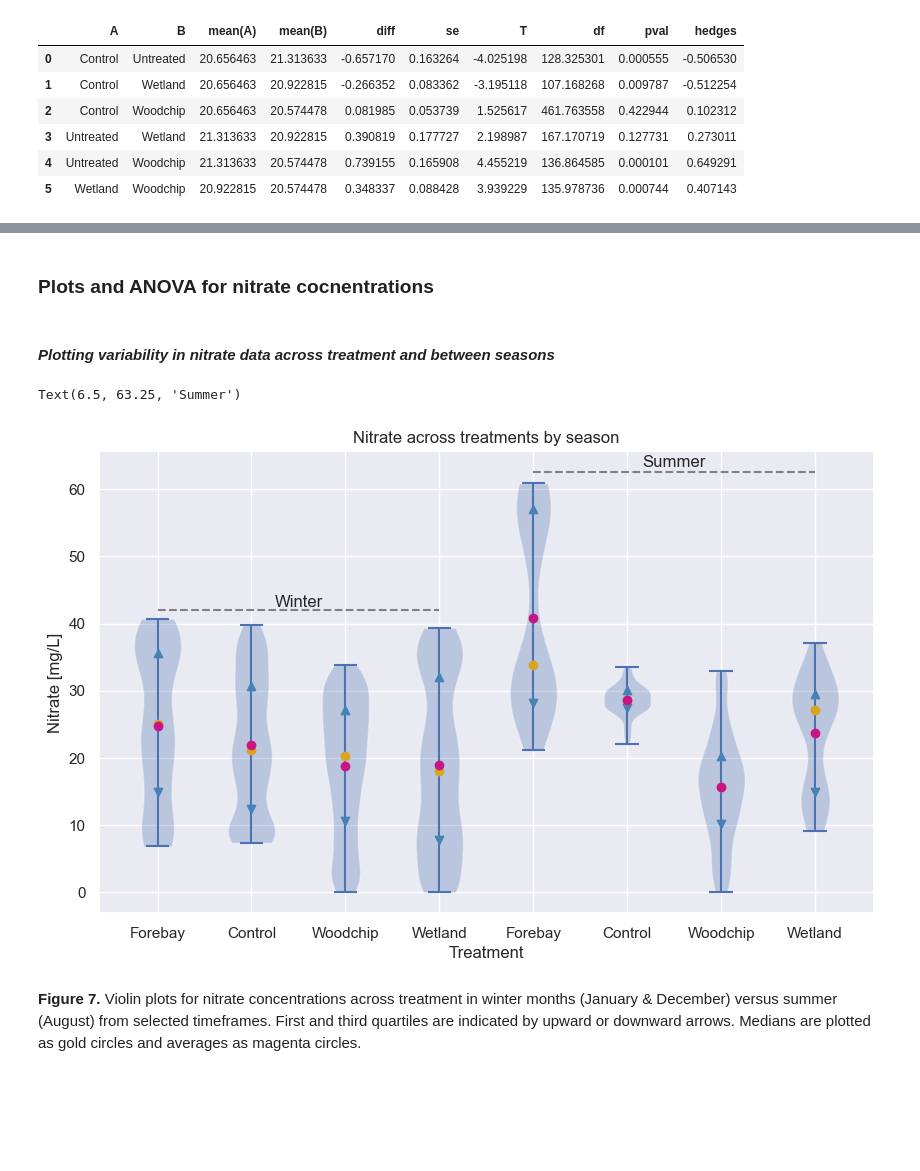
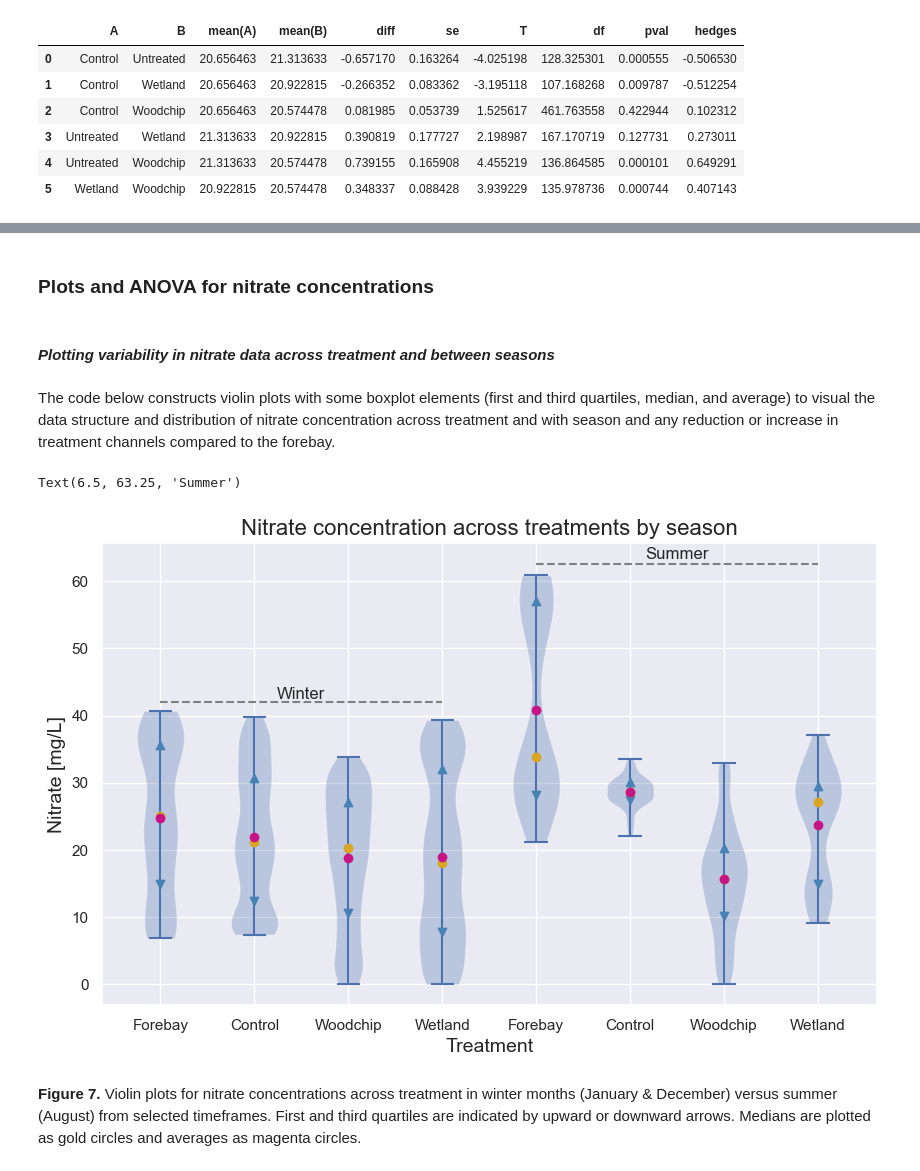
Before and after one commit to kmduncan1/MS263_BioreactorProject, a Jupyter notebook: ProjectNotebook.ipynb, the cells around one changed output, grey strips where cells are left out. Drawn from its saved outputs; the diff is of its cells as text; code cells hidden in the pictures; blank space fills up the shorter version.

```diff
--- a/ProjectNotebook.ipynb
+++ b/ProjectNotebook.ipynb
@@ -505,7 +509,7 @@ For PC2, the nitrate concentration is inversely correlated with temperature and
 #### *Generating factor loading figures for wetland channels and discussion*
 # %%
 #Initialize figure with 4 subplots for wetland treatments and foebay
-figs, axs = plt.subplots(nrows=2, ncols=2, figsize=[8, 8])
+figs, axs = plt.subplots(nrows=2, ncols=2, figsize=[8, 6])
 
 #Setup forebay factor loading subplot
 axs[0, 0].set_xlim([-1, 1])
@@ -706,43 +720,45 @@ pg.pairwise_gameshowell(data=dfsub_summertempall, dv='temp', between='treatment'
 # %% [markdown]
-### Plots and ANOVA for nitrate cocnentrations
+### Plots and ANOVA for nitrate concentrations
 # %% [markdown]
 #### *Plotting variability in nitrate data across treatment and between seasons*
+# %% [markdown]
+The code below constructs violin plots with some boxplot elements (first and third quartiles, median, and average) to visual the data structure and distribution of nitrate concentration across treatment and with season and any reduction or increase in treatment channels compared to the forebay.
 # %%
 #Polating an array with nitrate data for treatments across seasons
 seasonalNdata = [forebay_winterN['s_nitrogen'], control_winterN['s_nitrogen'], woodchip_winterN['s_nitrogen'], wetland_winterN['s_nitrogen'], forebay_summerN['s_nitrogen'], control_summerN['s_nitrogen'], woodchip_summerN['s_nitrogen'], wetland_summerN['s_nitrogen']]
 
 #Creating a list for labels
 seasonalNlabels = ['Forebay', 'Control', 'Woodchip', 'Wetland', 'Forebay', 'Control', 'Woodchip', 'Wetland']
 
 #Initialize violin plot
 sns.set()
 plt.figure(figsize=(10, 6))
 vp = plt.violinplot(seasonalNdata)
 
 #Add axes labels and title
 plt.xticks(range(1, len(seasonalNlabels) + 1), seasonalNlabels)
-plt.title('Nitrate across treatments by season')
-plt.xlabel('Treatment')
-plt.ylabel('Nitrate [mg/L]')
+plt.title('Nitrate concentration across treatments by season', fontsize=16)
+plt.xlabel('Treatment', fontsize=14)
+plt.ylabel('Nitrate [mg/L]', fontsize=14)
 
 #Add markers for median, average, first quartile, and third quartile across treatments
 for i in range(len(seasonalNdata)):
     Nquartiles = np.percentile(seasonalNdata[i], [25, 50, 75])
     plt.scatter(i + 1, Nquartiles[0], color='steelblue', marker='v', zorder=5)
     plt.scatter(i + 1, Nquartiles[2], color='steelblue', marker='^', zorder=5)
     plt.scatter(i + 1, Nquartiles[1], color='goldenrod', marker='o', zorder=5)
     plt.scatter(i + 1, np.average(seasonalNdata[i].values), color='mediumvioletred', marker='o', zorder=5)
 
 #Generate line and label to indicate winter conditions
 plt.plot([1, 4], [42,42], color='gray', lw=1.5, linestyle='--')
 plt.text(2.5, 42.5, 'Winter', ha='center', fontsize=12)
 
 #Generate line and label to indicate summer conditons
 plt.plot([5, 8], [62.5,62.5], color='gray', lw=1.5, linestyle='--')
 plt.text(6.5, 63.25, 'Summer', ha='center', fontsize=12)
 # %% [output]
 Text(6.5, 63.25, 'Summer')
-[figure, old version]
+[figure, new version]
 # %% [markdown]
 <b>Figure 7.</b> Violin plots for nitrate concentrations across treatment in winter months (January & December) versus summer (August) from selected timeframes. First and third quartiles are indicated by upward or downward arrows. Medians are plotted as gold circles and averages as magenta circles.
 # %% [markdown]
```
Also changed, not shown: parts of 21 cells of this notebook.
